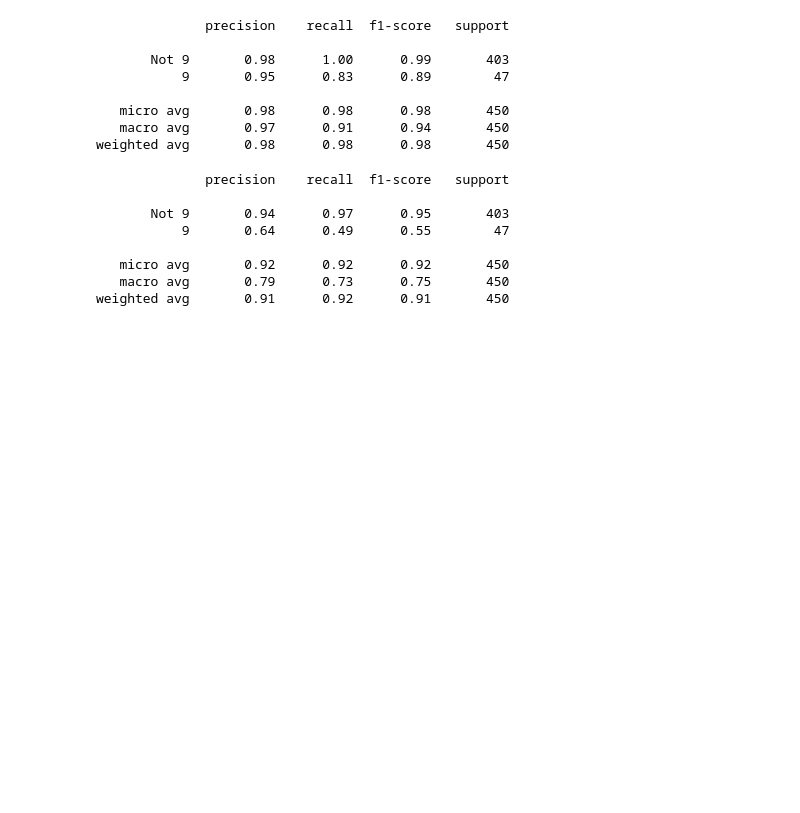
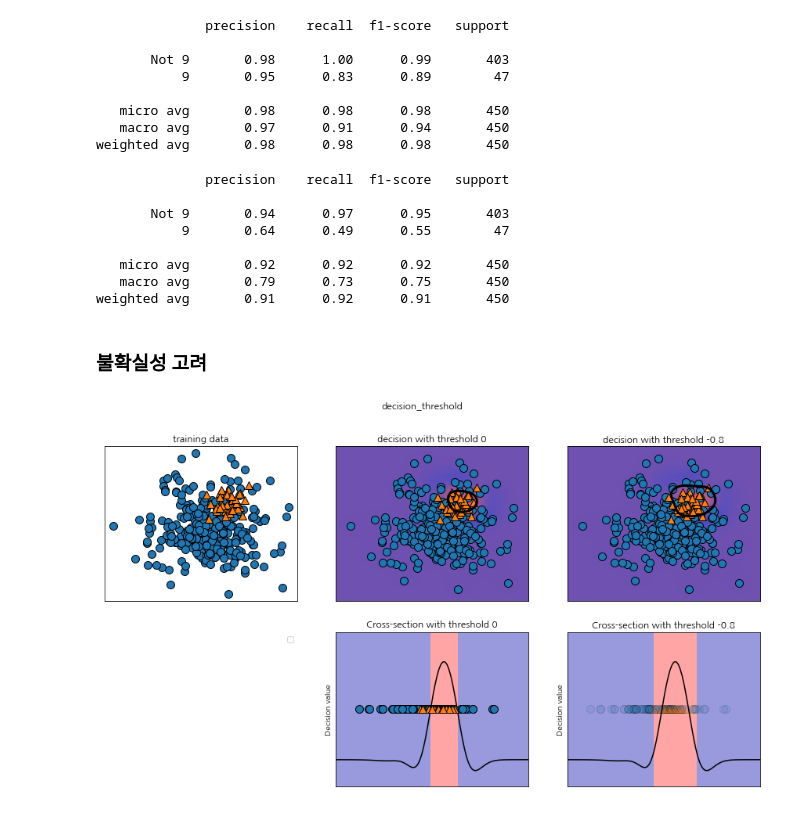
Before and after one commit to flaskcro/IMLP, a Jupyter notebook: chap05.ipynb, the cells around one changed output. Drawn from its saved outputs; the diff is of its cells as text; code cells hidden in the pictures; blank space fills up the shorter version.

```diff
--- a/chap05.ipynb
+++ b/chap05.ipynb
@@ -459,3 +459,5 @@ print(classification_report(y_test, pred_tree, target_names=['Not 9', '9']))
    micro avg       0.92      0.92      0.92       450
    macro avg       0.79      0.73      0.75       450
 weighted avg       0.91      0.92      0.91       450
+# %% [markdown]
+### 불확실성 고려
@@ -461,0 +468,4 @@ weighted avg       0.91      0.92      0.91       450
+# %%
+mglearn.plots.plot_decision_threshold()
+# %% [output]
+[figure, added]
```
Also changed, not shown: parts of 34 cells of this notebook.
